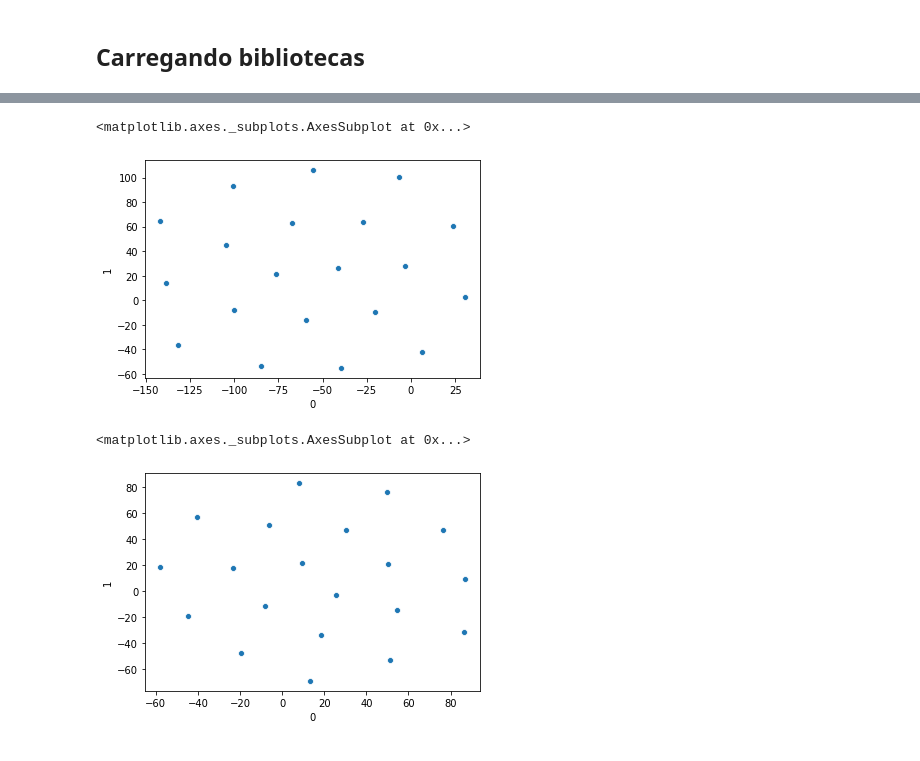
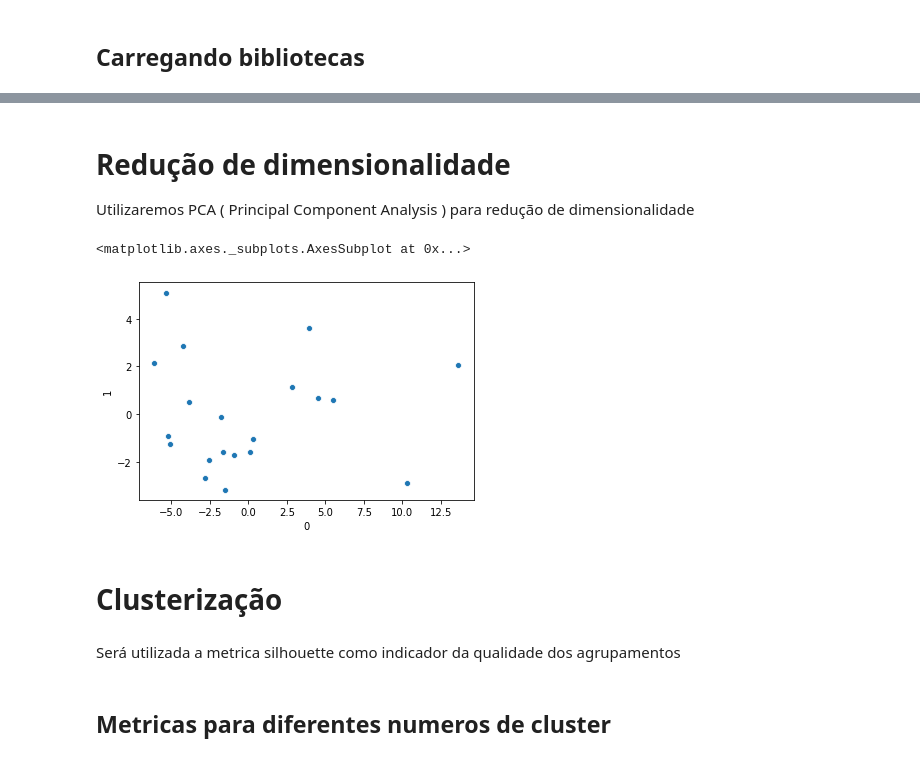
Before and after one commit to V-in/kaggle, a Jupyter notebook: premier_league/notebook.ipynb, the cells around one changed output, grey strips where cells are left out. Cells and saved outputs as stored; diff of their text form; code cells hidden in the pictures.

```diff
--- a/premier_league/notebook.ipynb
+++ b/premier_league/notebook.ipynb
@@ -54,0 +53,3 @@ sns.heatmap(df_epl.corr().abs())
+# %%
+obj_attrs = df.select_dtypes("object").columns.values
+df[obj_attrs].head(3)
@@ -54,0 +65,3 @@ sns.heatmap(df_epl.corr().abs())
+# %%
+transform_attrs = [attr for attr in obj_attrs if attr != "category" and attr != "Team"]
+df[transform_attrs] = df[transform_attrs].apply(lambda x: x.str.replace(",", "").astype(int), axis=0)
@@ -54,0 +78,3 @@ sns.heatmap(df_epl.corr().abs())
+# %%
+df = pd.get_dummies(df, columns=["category"]).set_index("Team")
+df.head(5)
@@ -54,0 +92,6 @@ sns.heatmap(df_epl.corr().abs())
+# %%
+from sklearn.preprocessing import StandardScaler, MinMaxScaler
+
+scaler = StandardScaler()
+
+df = pd.DataFrame(scaler.fit_transform(df_no_team),columns=df.columns.values, index=df.reset_index()["Team"])
@@ -55,26 +106,21 @@ sns.heatmap(df_epl.corr().abs())
+# %% [markdown]
+# Redução de dimensionalidade
+
+Utilizaremos PCA ( Principal Component Analysis ) para redução de dimensionalidade
 # %%
-from sklearn.manifold import TSNE
+from sklearn.preprocessing import StandardScaler, MinMaxScaler
 
-tsne = TSNE(n_components=2)
+pca = PCA(n_components=2)
 
-df_proj = tsne.fit_transform(df.select_dtypes(exclude="object"))
+df_proj = pd.DataFrame(pca.fit_transform(df), index=df.reset_index()["Team"])
 
-sns.scatterplot(x=pd.DataFrame(df_proj)[0], y=pd.DataFrame(df_proj)[1])
+sns.scatterplot(x=df_proj[0], y=df_proj[1])
 # %% [output]
 <matplotlib.axes._subplots.AxesSubplot at 0x...>
-[figure, old version]
+[figure, new version]
-# %%
-from sklearn.preprocessing import StandardScaler
-
-scaler = StandardScaler()
-
-df_scaled = scaler.fit_transform(df.select_dtypes(exclude="object"))
-
-tsne = TSNE(n_components=2)
-
-df_proj = tsne.fit_transform(df_scaled)
-
-sns.scatterplot(x=pd.DataFrame(df_proj)[0], y=pd.DataFrame(df_proj)[1])
-# %% [output]
-<matplotlib.axes._subplots.AxesSubplot at 0x...>
-[figure, removed]
+# %% [markdown]
+# Clusterização
+# %% [markdown]
+Será utilizada a metrica silhouette como indicador da qualidade dos agrupamentos
+# %% [markdown]
+## Metricas para diferentes numeros de cluster
```
Also changed, not shown: parts of 35 cells of this notebook.
